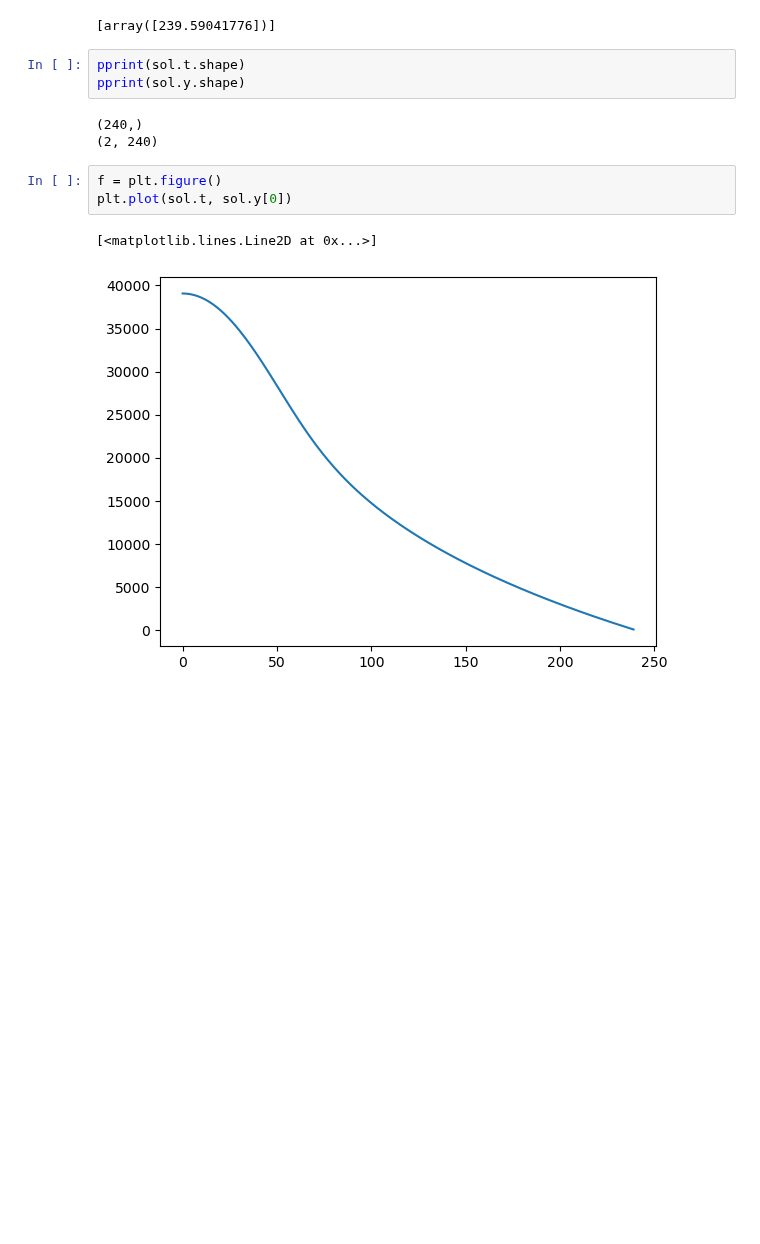
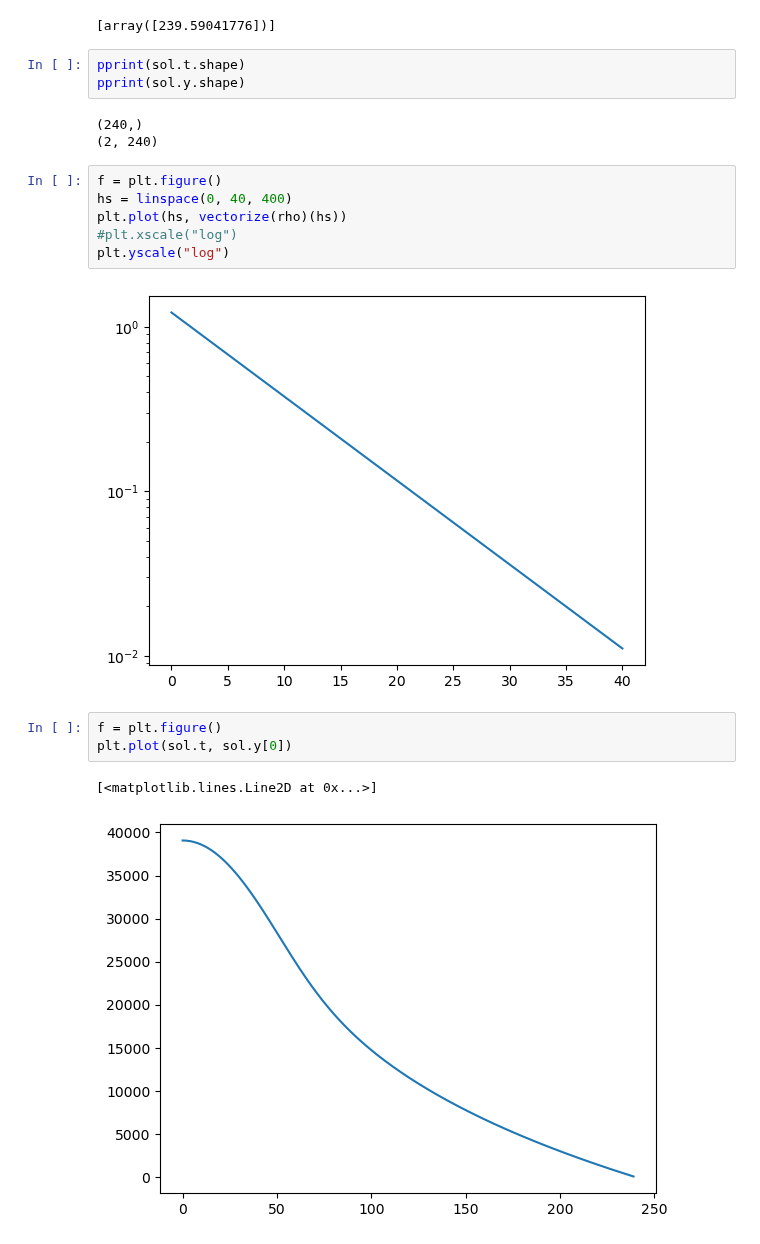
Before and after one commit to inniyah/JupyterTests, a Jupyter notebook: work/Baumgartner.ipynb, the cells around one changed output. Saved outputs shown, nothing was run; the diff lists cells and outputs as text; blank space fills up the shorter version.

```diff
--- a/work/Baumgartner.ipynb
+++ b/work/Baumgartner.ipynb
@@ -154,6 +156,14 @@ pprint(sol.y.shape)
 # %% [output]
 (240,)
 (2, 240)
+# %%
+f = plt.figure()
+hs = linspace(0, 40, 400)
+plt.plot(hs, vectorize(rho)(hs))
+#plt.xscale("log")
+plt.yscale("log")
+# %% [output]
+[figure, added]
 # %%
 f = plt.figure()
 plt.plot(sol.t, sol.y[0])
```
Also changed, not shown: parts of 6 cells of this notebook.
